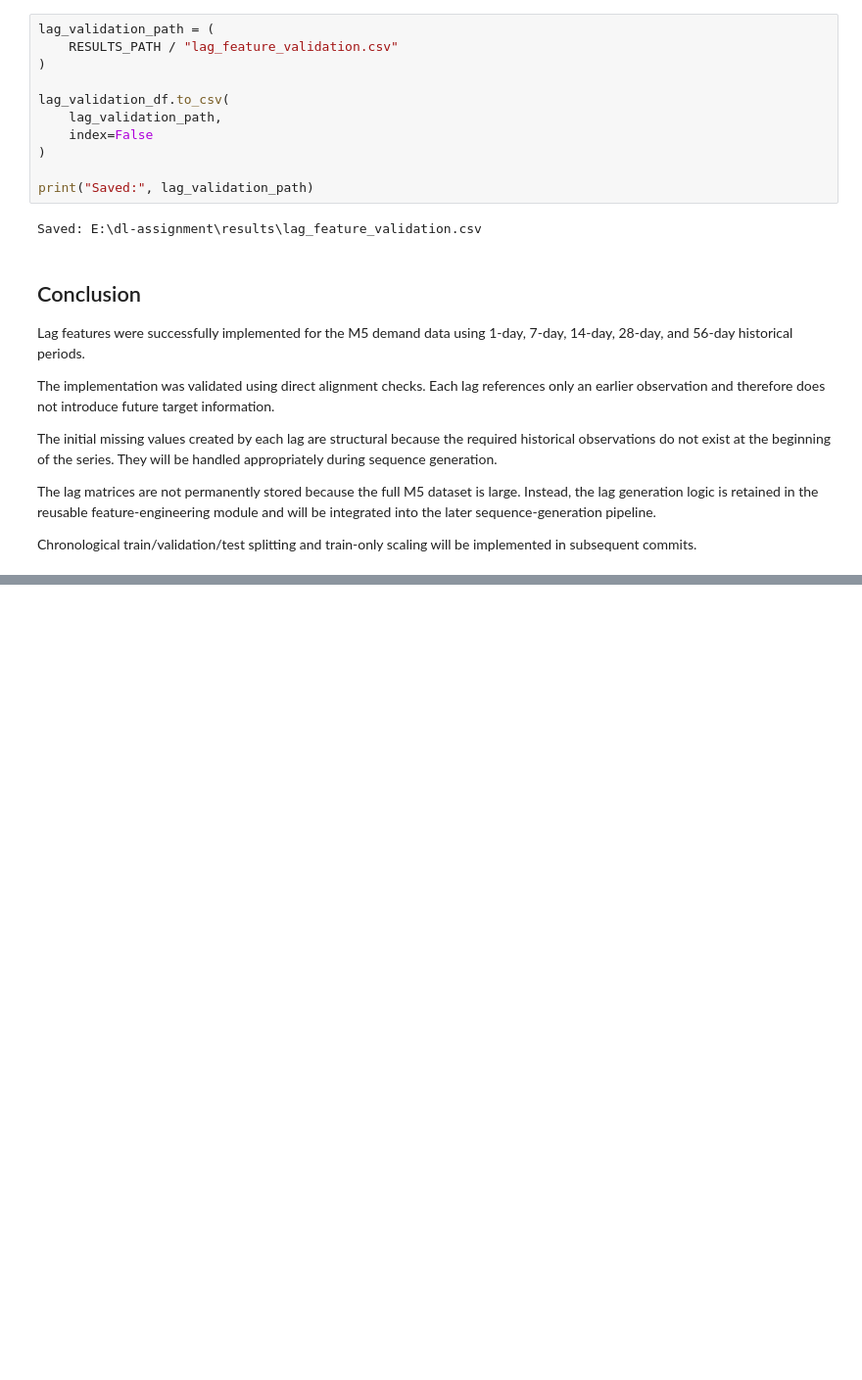
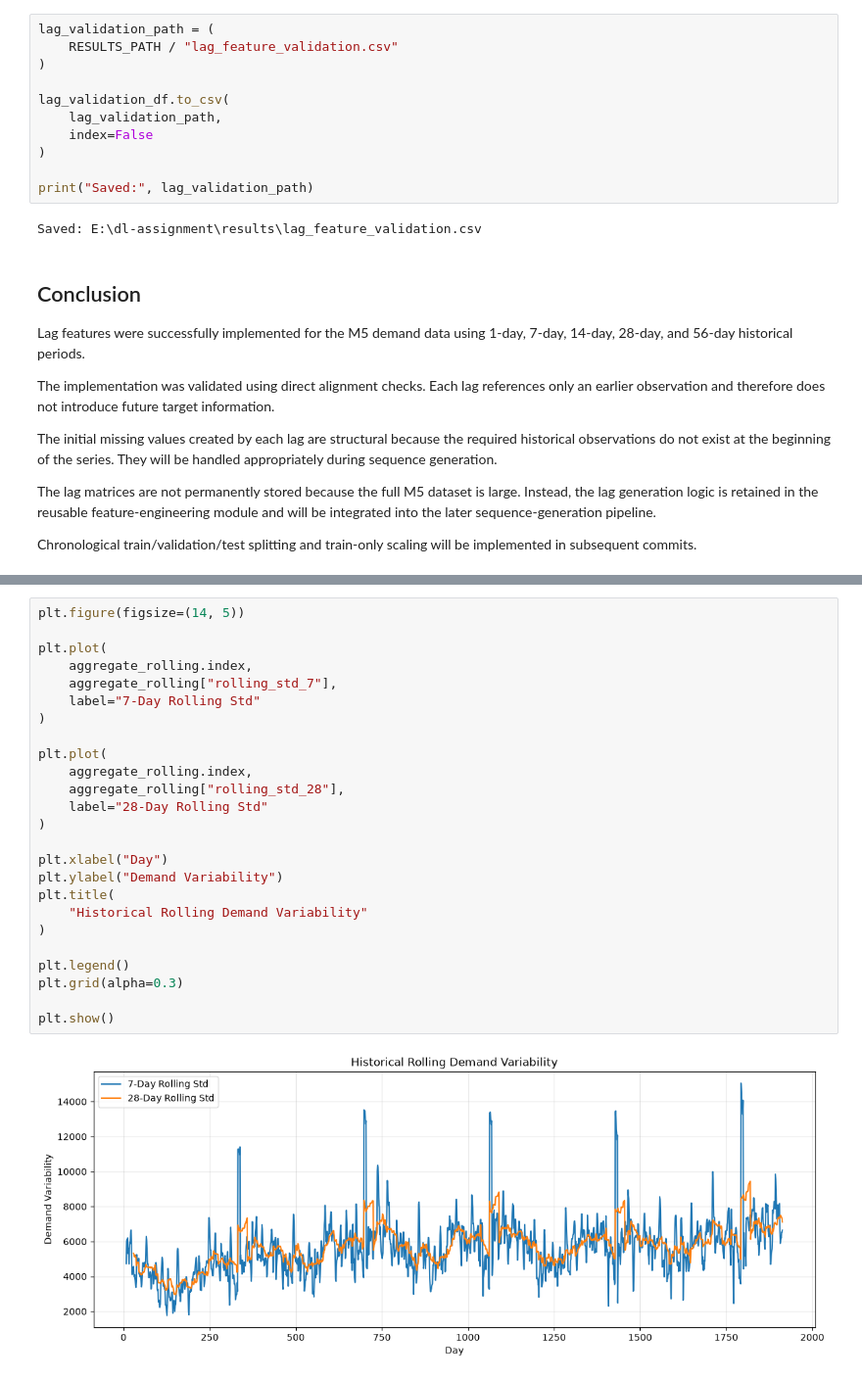
Before and after one commit to Naveeth-Nawzer/dl-assignment, a Jupyter notebook: notebooks/03_feature_engineering.ipynb, the cells around one changed output, grey strips where cells are left out. Shown at 98% size. Cells and saved outputs as stored; diff of their text form; blank space fills up the shorter version.

```diff
--- a/notebooks/03_feature_engineering.ipynb
+++ b/notebooks/03_feature_engineering.ipynb
@@ -1062,0 +1485,27 @@ be implemented in subsequent commits.
+# %%
+plt.figure(figsize=(14, 5))
+
+plt.plot(
+    aggregate_rolling.index,
+    aggregate_rolling["rolling_std_7"],
+    label="7-Day Rolling Std"
+)
+
+plt.plot(
+    aggregate_rolling.index,
+    aggregate_rolling["rolling_std_28"],
+    label="28-Day Rolling Std"
+)
+
+plt.xlabel("Day")
+plt.ylabel("Demand Variability")
+plt.title(
+    "Historical Rolling Demand Variability"
+)
+
+plt.legend()
+plt.grid(alpha=0.3)
+
+plt.show()
+# %% [output]
+[figure, added]
```
Also changed, not shown: parts of 18 cells of this notebook, 4 other files.
